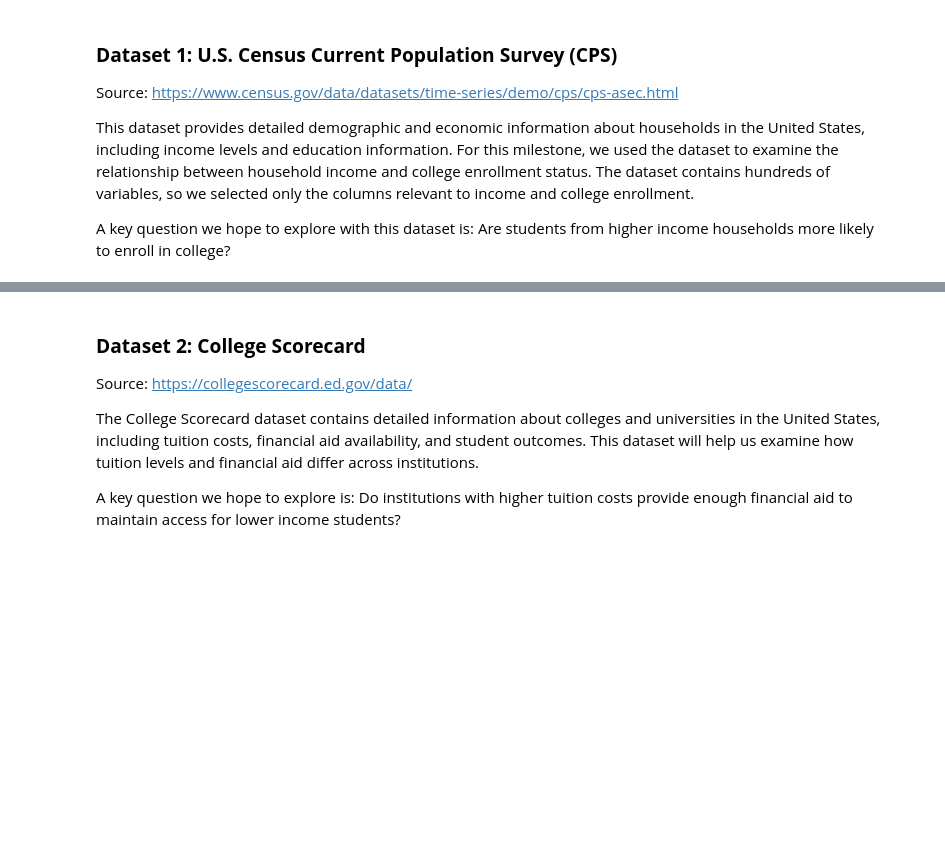
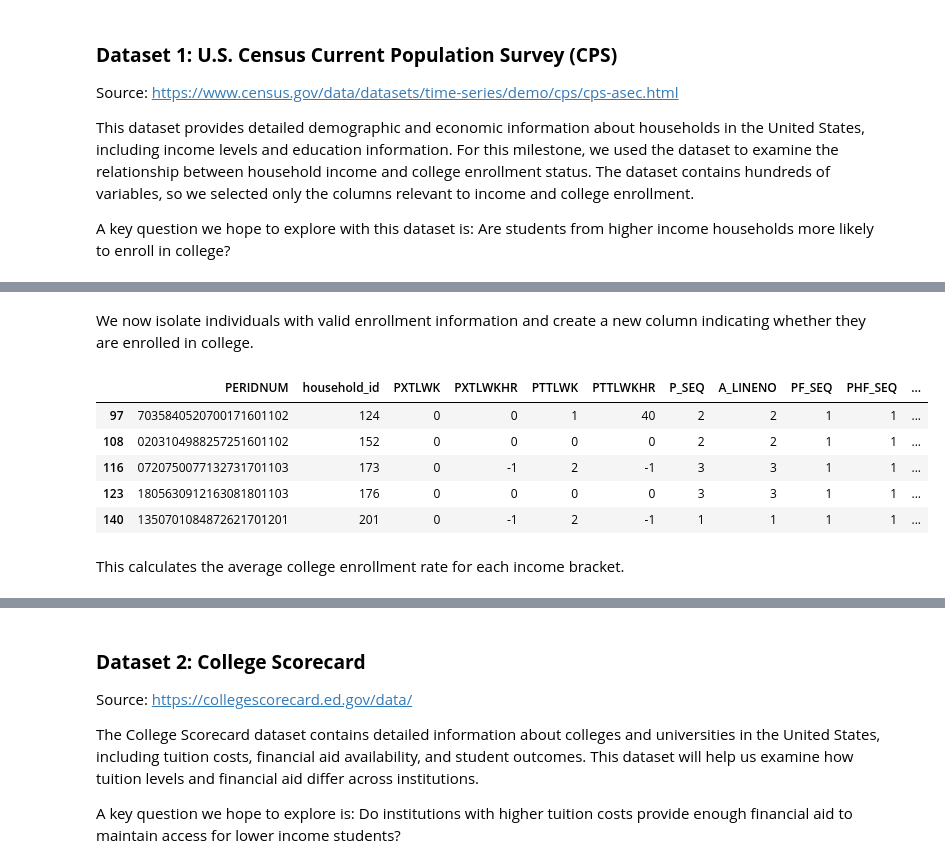
Before and after one commit to oliviatawakol/julieandliv, a Jupyter notebook: julieandliv.ipynb, the cells around one changed output, grey strips where cells are left out. Drawn from its saved outputs; the diff is of its cells as text; code cells hidden in the pictures; blank space fills up the shorter version.

```diff
--- a/julieandliv.ipynb
+++ b/julieandliv.ipynb
@@ -56,0 +82,20 @@ FileNotFoundError: [Errno 2] No such file or directory: 'uscensus.csv'
+# %% [markdown]
+We now isolate individuals with valid enrollment information and create a new column indicating whether they are enrolled in college.
+# %%
+# Keep rows where enrollment status indicates high school or college enrollment
+enrolled_df = income_gap_df[income_gap_df['enrollment_status'].isin([1, 2])].copy()
+
+# Create binary variable: 1 = enrolled in college, 0 = not enrolled
+enrolled_df['college_enrolled'] = (enrolled_df['enrollment_status'] == 2).astype(int)
+
+# Preview cleaned dataset
+enrolled_df.head()
+# %% [output]
+|  | PERIDNUM | household_id | PXTLWK | PXTLWKHR | PTTLWK | PTTLWKHR | P_SEQ | A_LINENO | PF_SEQ | PHF_SEQ | ... |
+| 97 | 7035840520700171601102 | 124 | 0 | 0 | 1 | 40 | 2 | 2 | 1 | 1 | ... |
+| 108 | 0203104988257251601102 | 152 | 0 | 0 | 0 | 0 | 2 | 2 | 1 | 1 | ... |
+| 116 | 0720750077132731701103 | 173 | 0 | -1 | 2 | -1 | 3 | 3 | 1 | 1 | ... |
+| 123 | 1805630912163081801103 | 176 | 0 | 0 | 0 | 0 | 3 | 3 | 1 | 1 | ... |
+| 140 | 1350701084872621701201 | 201 | 0 | -1 | 2 | -1 | 1 | 1 | 1 | 1 | ... |
+# %% [markdown]
+This calculates the average college enrollment rate for each income bracket.
```
Also changed, not shown: parts of 19 cells of this notebook.
